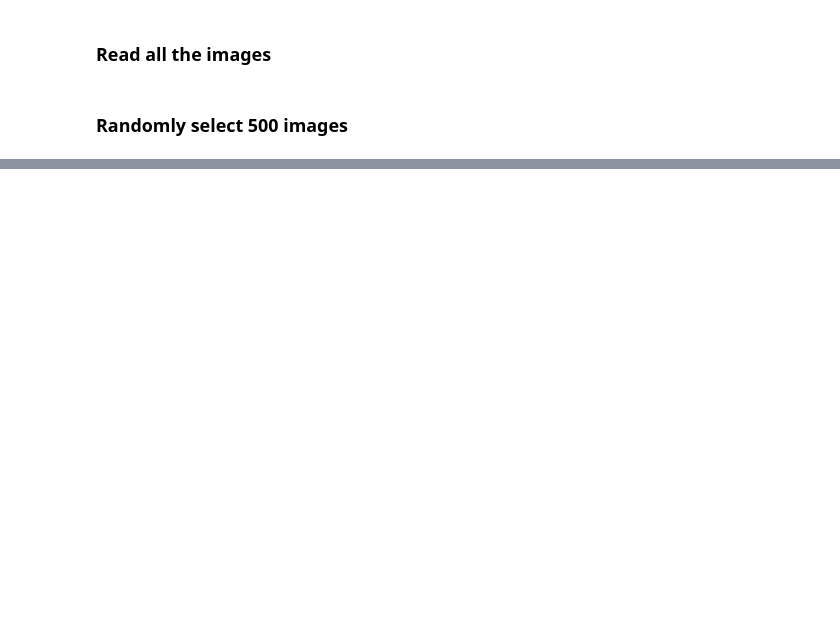
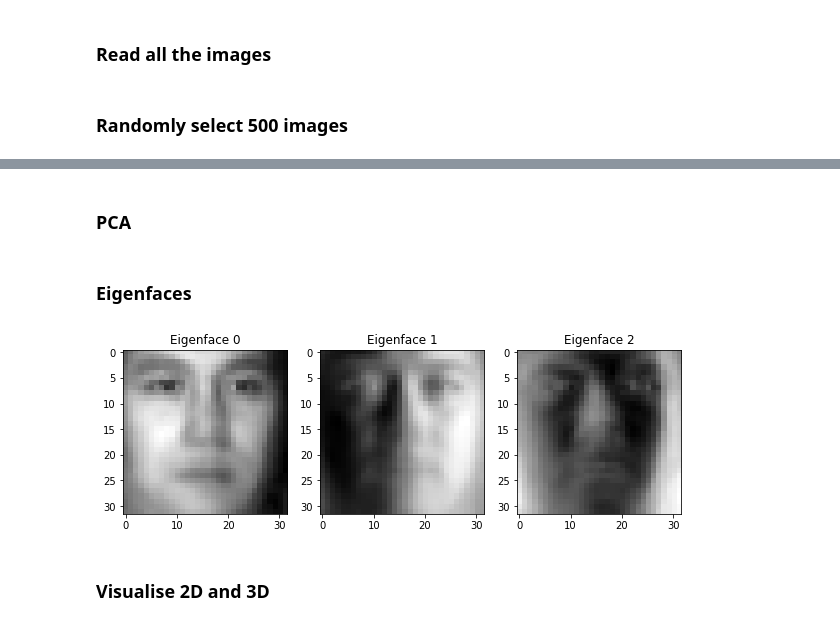
Before and after one commit to hansensen/EE5907Assignments, a Jupyter notebook: Assg2/1_PCA.ipynb, the cells around one changed output, grey strips where cells are left out. Cells and saved outputs as stored; diff of their text form; code cells hidden in the pictures; blank space fills up the shorter version.

Commit message:
add eigenfaces

```diff
--- a/Assg2/1_PCA.ipynb
+++ b/Assg2/1_PCA.ipynb
@@ -41,5 +33,33 @@ cov_mat = np.cov(vectorized_diff.T)
-# %%
-eig_val, eig_vec = np.linalg.eig(cov_mat)
+# %% [markdown]
+### PCA
+# %%
+def PCA(X):
+    mean_data = np.mean(X,axis=0)
+    centred_data = X - mean_data
+    cov_matrix = np.cov(centred_data.T)
+    [eig_val,eig_vec] = np.linalg.eig(cov_matrix)
+    projected = np.dot(eig_vec, centred_data.T)
+    return eig_val,eig_vec,projected
+# %%
+eig_val,eig_vec,projected = PCA(X)
+# %% [markdown]
+### Eigenfaces
+# %%
+def get_eigenface(eig_vec, i):
+    return eig_vec[:,i].real.reshape([image_size,image_size])
+# %%
+num_eig_faces = 3
+fig=plt.figure(figsize=(10, 10))
+for i in range(num_eig_faces):
+    eig_face = get_eigenface(eig_vec, i)
+    ax = fig.add_subplot(1, num_eig_faces, i+1)
+    ax.title.set_text('Eigenface '+str(i))
+    plt.imshow(eig_face,cmap='gray')
+plt.show()
+# %% [output]
+[figure, added]
+# %% [markdown]
+### Visualise 2D and 3D
 # %%
 sorted_eig_index = np.argsort(eig_val)[::-1]
 # %%
```
Also changed, not shown: parts of 13 cells of this notebook.
